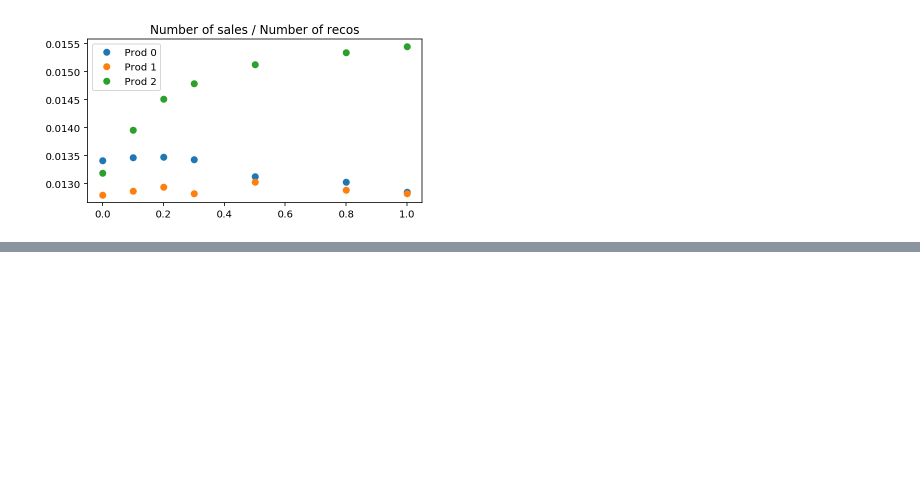
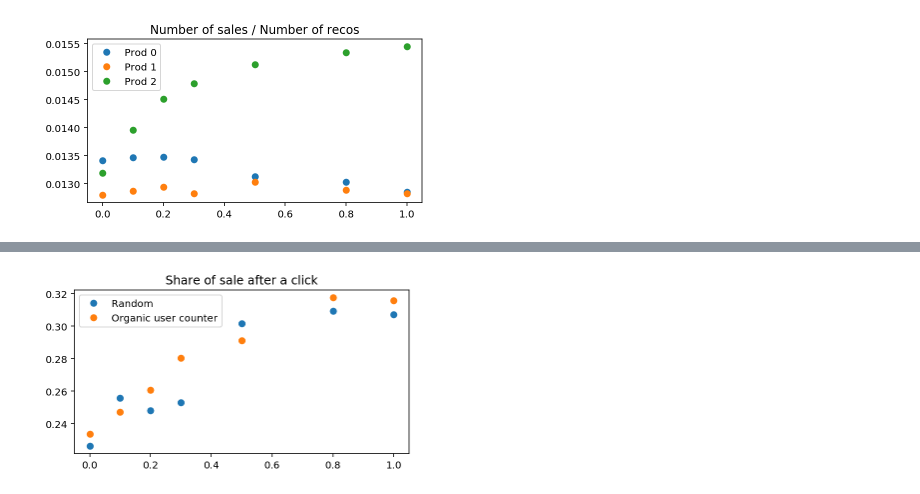
Before and after one commit to philomenec/reco-gym, a Jupyter notebook: 1. Compare agents.ipynb, the cells around one changed output, grey strips where cells are left out. Cells and saved outputs as stored; diff of their text form; code cells hidden in the pictures; blank space fills up the shorter version.

```diff
--- a/1. Compare agents.ipynb
+++ b/1. Compare agents.ipynb
@@ -549,7 +582,7 @@ for prod in range(3):
                  capsize=4,
                 label = "Prod "+str(prod))
     plt.legend()
-    plt.title("CR (Share of users with at least one click)")
+    plt.title("CR (Share of users with at least one sale)")
 plt.show()
 # %% [output]
 [figure]
@@ -583,0 +700,14 @@ plt.show()
+# %%
+for prod in range(2):
+    plt.errorbar(kappa_values,
+                 [result_kappa_other[i]['Share sale after click']["0.500"].iloc[prod] for i in range(len(kappa_values))],
+#                  yerr=([result_kappa_other[i]['sale rate']["0.500"].iloc[prod]-result_kappa_other[i]['sale rate']["0.025"].iloc[prod] for i in range(len(kappa_values))],
+#                        [result_kappa_other[i]['sale rate']["0.500"].iloc[prod]-result_kappa_other[i]['sale rate']["0.025"].iloc[prod] for i in range(len(kappa_values))]),
+                 fmt='o',
+                 capsize=4,
+                label = ['Random','Organic user counter'][prod])
+    plt.legend()
+    plt.title('Share of sale after a click')
+plt.show()
+# %% [output]
+[figure, added]
```
Also changed, not shown: parts of 15 cells of this notebook, 6 other files.
